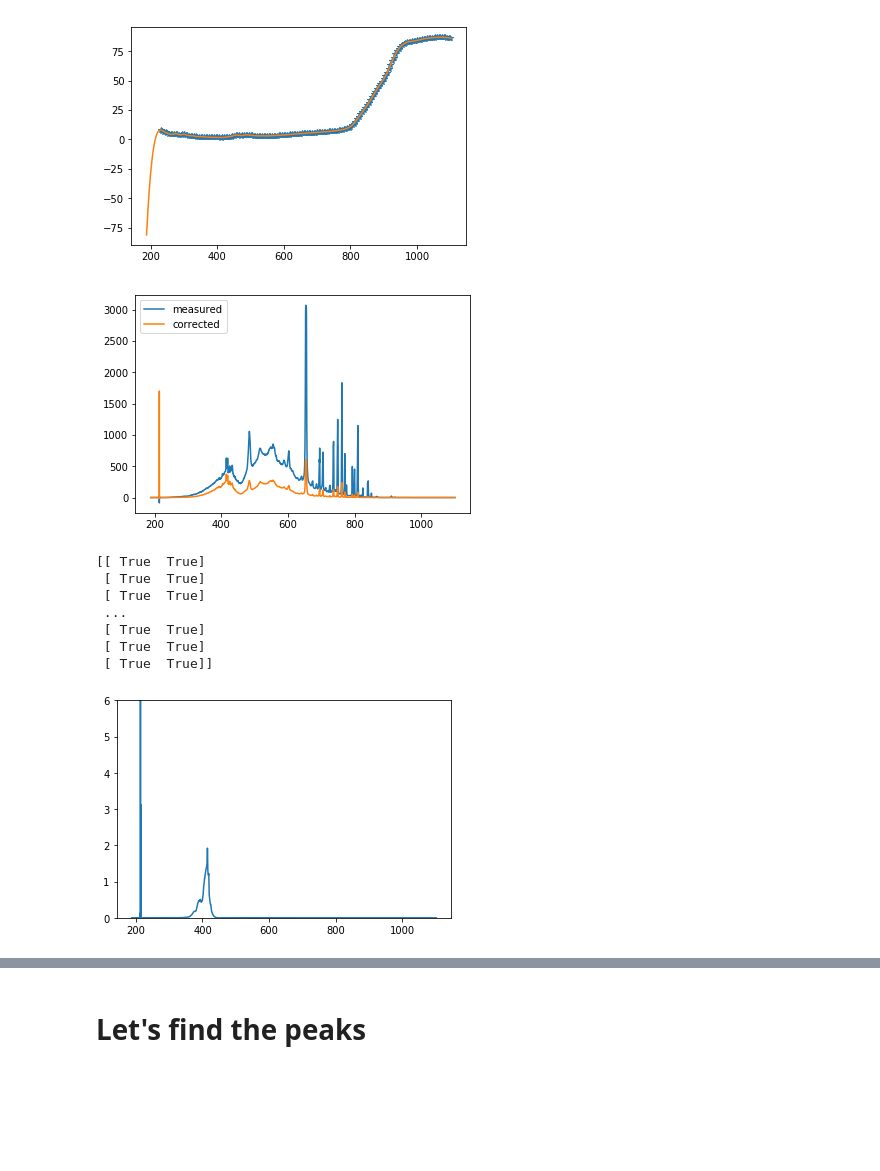
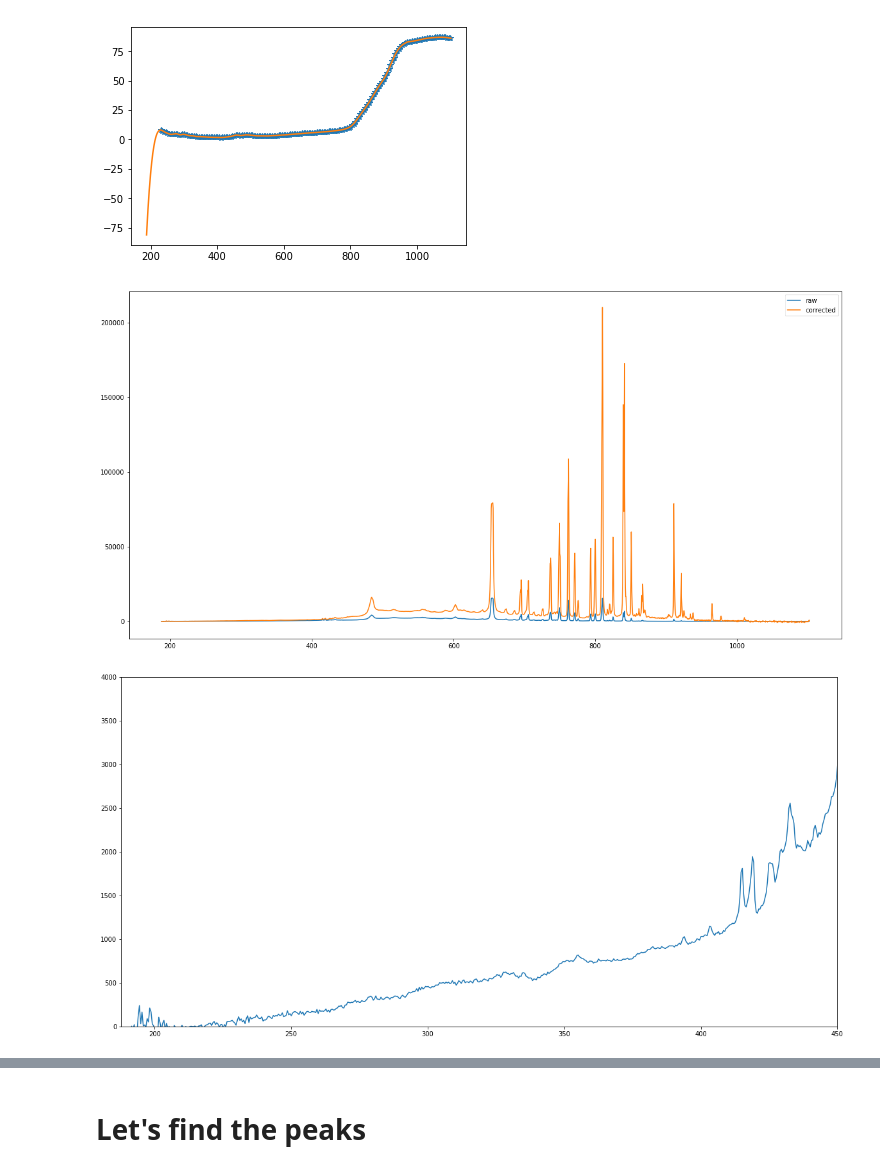
Before and after one commit to piovere/zeTorch, a Jupyter notebook: Filtering.ipynb, the cells around one changed output, grey strips where cells are left out. Drawn from its saved outputs; the diff is of its cells as text; code cells hidden in the pictures; blank space fills up the shorter version.

Commit message:
Trying to develop independent cal curve

```diff
--- a/Filtering.ipynb
+++ b/Filtering.ipynb
@@ -73,28 +32,29 @@ plt.show()
 # %% [output]
 [figure]
 # %%
-plt.plot(data[:,0], data[:,1], label="measured")
-plt.plot(data[:,0], data[:,1] / interp(data[:,0]), label="corrected")
-plt.legend(loc="upper left")
+resampled_cal = np.column_stack((data[:,0], interp(data[:,0])))
+
+f = plt.figure(figsize=(20,10))
+
+plt.plot(data[:,0], data[:,1], label="raw")
+plt.plot(data[:,0], np.multiply(data[:,1], resampled_cal[:,1]), label="corrected")
+plt.legend(loc="upper right")
 plt.show()
 # %% [output]
-[figure, old version]
+[figure, new version]
 # %%
-cal_data = data
-cal_data[:,1] = np.divide(cal_data[:,1], interp(data[:,0]))
-print(cal_data == data)
-plt.plot(cal_data[:,0], cal_data[:,1])
-plt.ylim(0,6)
+cdata = np.column_stack((data[:,0], np.multiply(data[:,1], interp(data[:,0]))))
+
+f = plt.figure(figsize=(20,10))
+
+plt.plot(cdata[:,0], cdata[:,1])
+
+plt.xlim(np.min(cdata[:,0]), 450)
+plt.ylim(0, 4000)
+
 plt.show()
 # %% [output]
-[[ True  True]
- [ True  True]
- [ True  True]
- ...
- [ True  True]
- [ True  True]
- [ True  True]]
-[figure, old version]
+[figure, new version]
 # %%
 def black_body(temperature, wavelength):
     h = const.Planck
```
Also changed, not shown: parts of 18 cells of this notebook, 3 other files.
